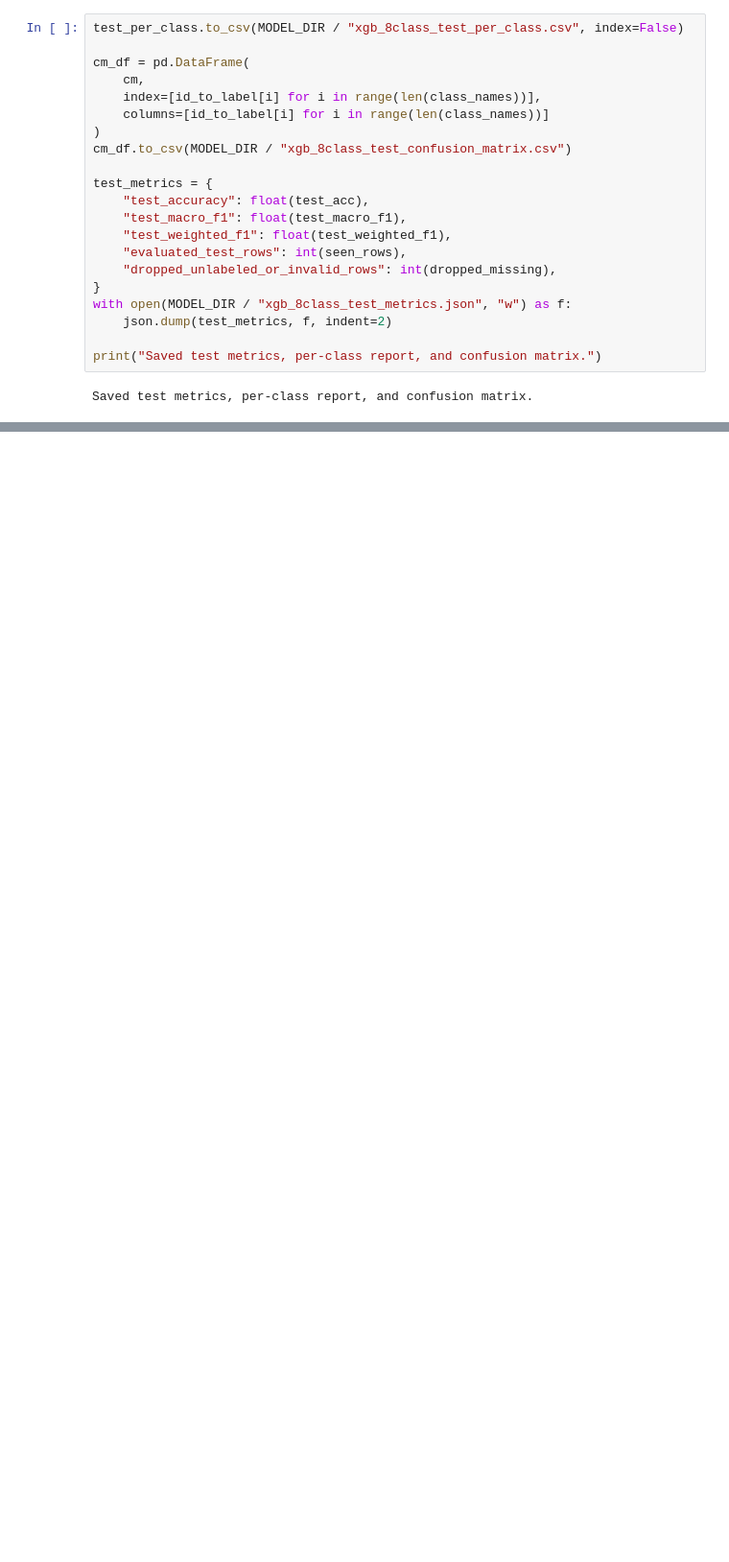
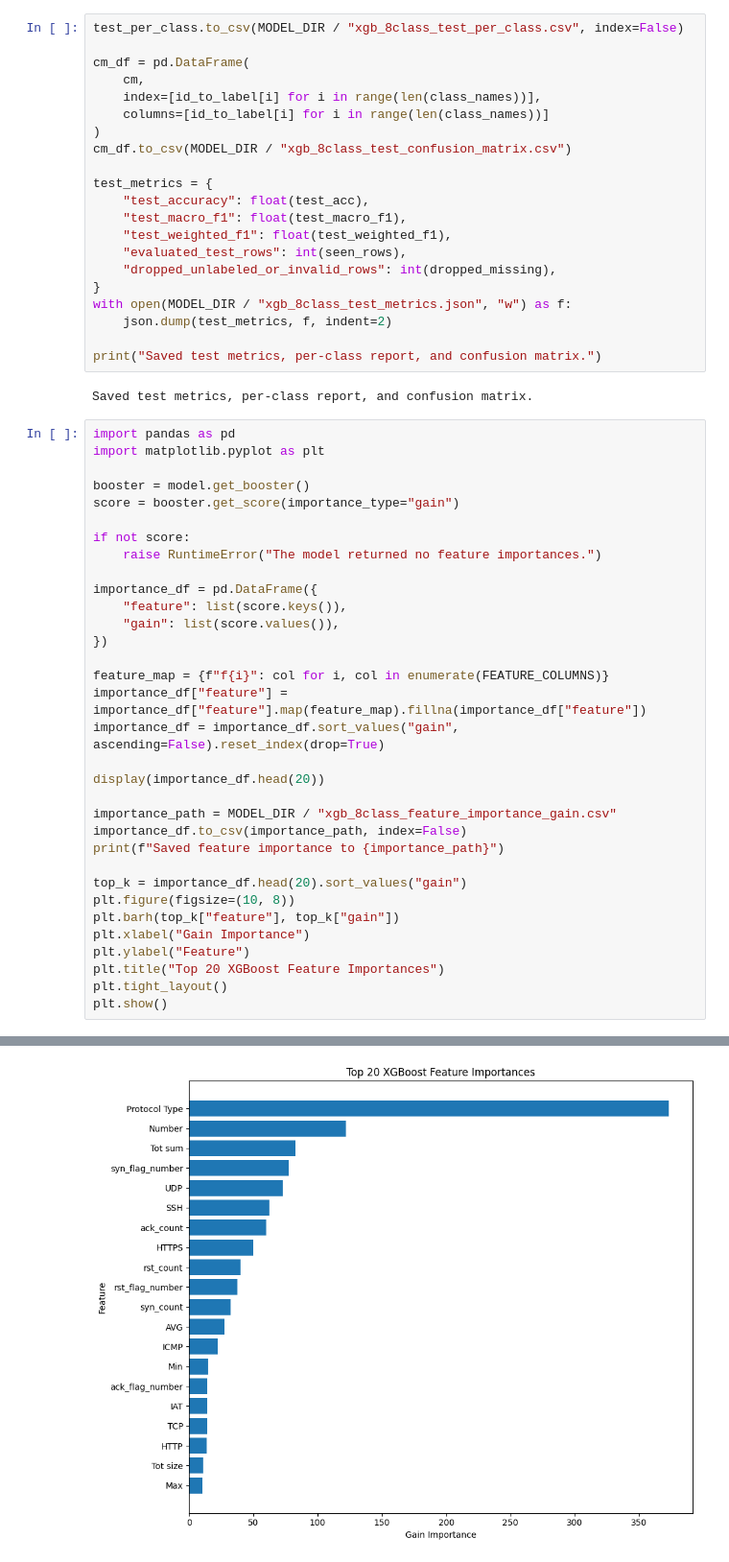
Before and after one commit to JacobAdams54/cic_iot_2023_analysis, a Jupyter notebook: notebooks/01.8_xgboost_baseline.ipynb, the cells around one changed output, grey strips where cells are left out. Shown at 96% size. Cells and saved outputs as stored; diff of their text form; blank space fills up the shorter version.

```diff
--- a/notebooks/01.8_xgboost_baseline.ipynb
+++ b/notebooks/01.8_xgboost_baseline.ipynb
@@ -594,3 +594,37 @@ with open(MODEL_DIR / "xgb_8class_test_metrics.json", "w") as f:
 print("Saved test metrics, per-class report, and confusion matrix.")
 # %% [output]
 Saved test metrics, per-class report, and confusion matrix.
+# %%
+import pandas as pd
+import matplotlib.pyplot as plt
+
+booster = model.get_booster()
+score = booster.get_score(importance_type="gain")
+
+if not score:
+    raise RuntimeError("The model returned no feature importances.")
+
+importance_df = pd.DataFrame({
+    "feature": list(score.keys()),
+    "gain": list(score.values()),
+})
+
+feature_map = {f"f{i}": col for i, col in enumerate(FEATURE_COLUMNS)}
+importance_df["feature"] = importance_df["feature"].map(feature_map).fillna(importance_df["feature"])
+importance_df = importance_df.sort_values("gain", ascending=False).reset_index(drop=True)
+
+display(importance_df.head(20))
+
+importance_path = MODEL_DIR / "xgb_8class_feature_importance_gain.csv"
+importance_df.to_csv(importance_path, index=False)
+print(f"Saved feature importance to {importance_path}")
+
+top_k = importance_df.head(20).sort_values("gain")
+plt.figure(figsize=(10, 8))
+plt.barh(top_k["feature"], top_k["gain"])
+plt.xlabel("Gain Importance")
+plt.ylabel("Feature")
+plt.title("Top 20 XGBoost Feature Importances")
+plt.tight_layout()
+plt.show()
+# %% [output]
@@ -596,0 +649 @@ Saved test metrics, per-class report, and confusion matrix.
+[figure, added]
```
Also changed, not shown: parts of 9 cells of this notebook, 18 other files.
